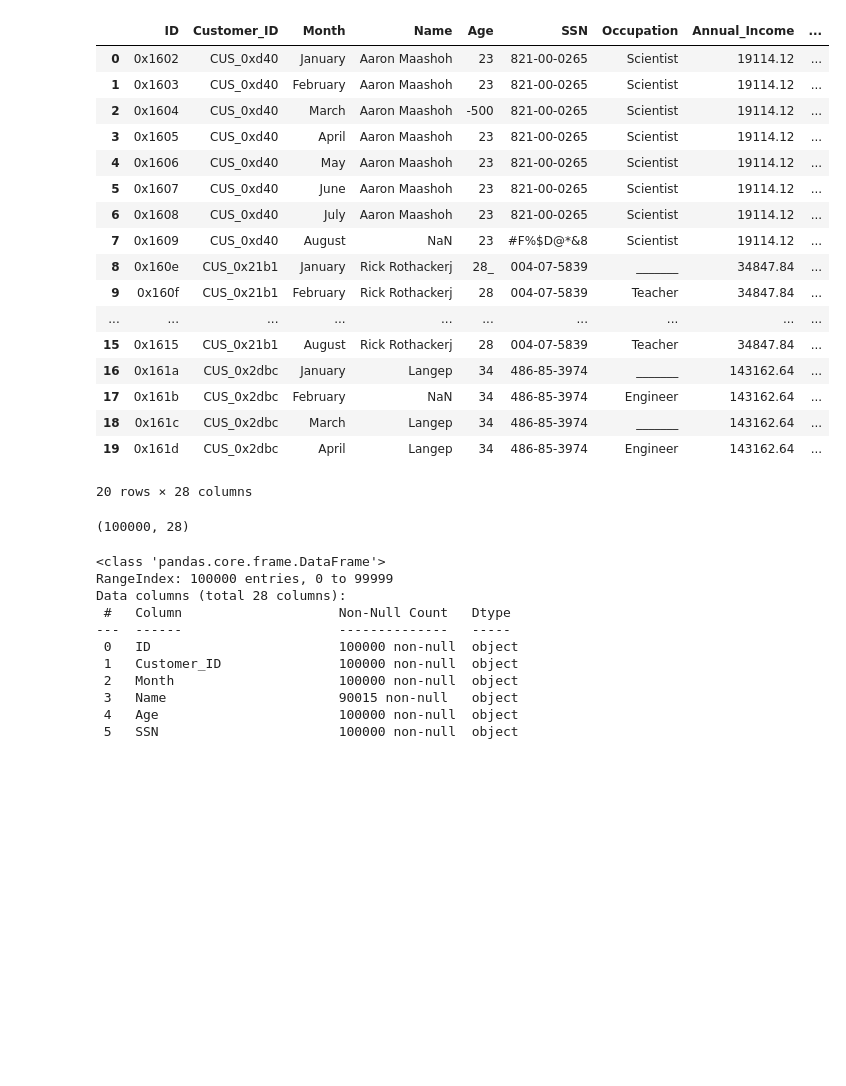
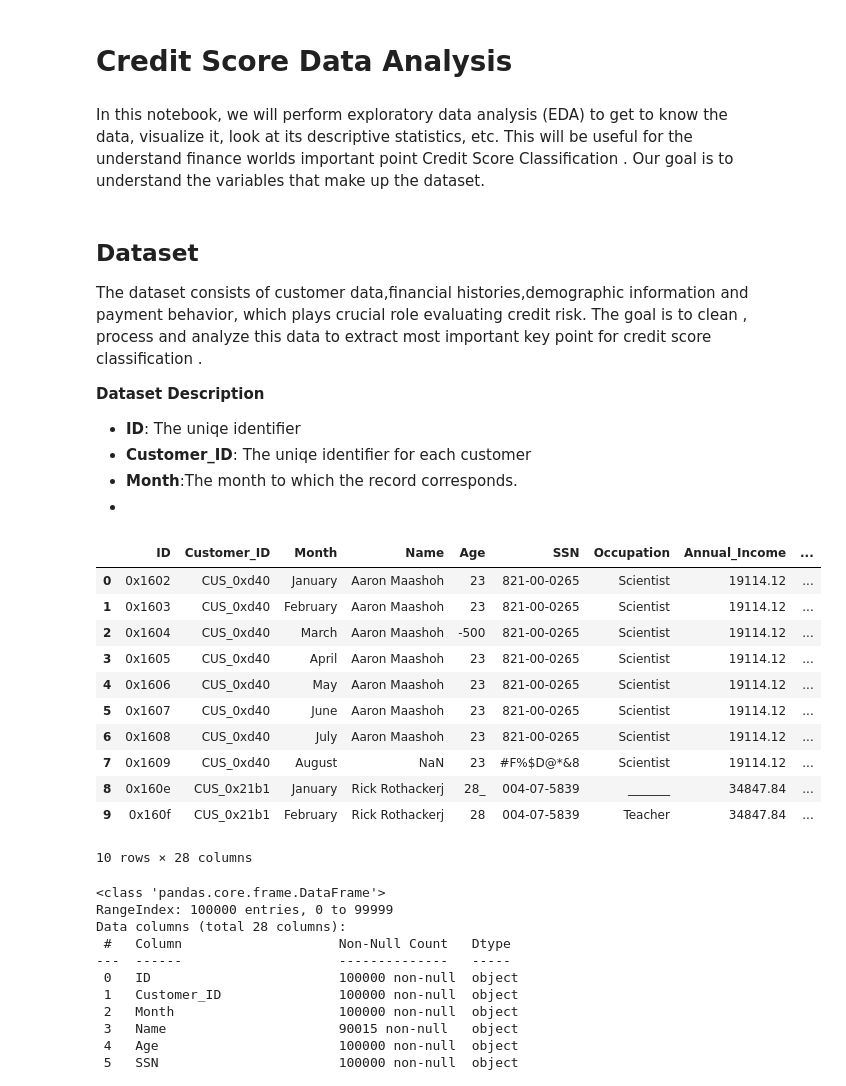
Before and after one commit to erkincak/Credit-Score-Classification, a Jupyter notebook: credit-score-classification.ipynb, the cells around one changed output. Cells and saved outputs as stored; diff of their text form; code cells hidden in the pictures; blank space fills up the shorter version.

Commit message:
Kaggle Notebook | Credit Score Classification  | Version 1

```diff
--- a/credit-score-classification.ipynb
+++ b/credit-score-classification.ipynb
@@ -1 +1,5 @@
+# %% [markdown]
+# Credit Score Data Analysis
+# %% [markdown]
+ In this notebook, we will perform exploratory data analysis (EDA) to get to know the data, visualize it, look at its descriptive statistics, etc. This will be useful for the understand finance worlds important point Credit Score Classification . Our goal is to understand the variables that make up the dataset.
 # %%
@@ -11,29 +18,28 @@ import seaborn as sns
+# %% [markdown]
+## Dataset
+The dataset consists of customer data,financial histories,demographic information and payment behavior, which plays crucial role evaluating credit risk. The goal is to clean , process and analyze this data to extract most important key point for credit score classification .
+
+**Dataset Description**
+* **ID**: The uniqe identifier
+* **Customer_ID**: The uniqe identifier for each customer
+* **Month**:The month to which the record corresponds.
+*
 # %%
 df = pd.read_csv("/kaggle/input/credit-score-classification/train.csv")
-df.head(20)
+df.head(10)
 # %% [output]
 |  | ID | Customer_ID | Month | Name | Age | SSN | Occupation | Annual_Income | ... |
 | 0 | 0x1602 | CUS_0xd40 | January | Aaron Maashoh | 23 | 821-00-0265 | Scientist | 19114.12 | ... |
 | 1 | 0x1603 | CUS_0xd40 | February | Aaron Maashoh | 23 | 821-00-0265 | Scientist | 19114.12 | ... |
 | 2 | 0x1604 | CUS_0xd40 | March | Aaron Maashoh | -500 | 821-00-0265 | Scientist | 19114.12 | ... |
 | 3 | 0x1605 | CUS_0xd40 | April | Aaron Maashoh | 23 | 821-00-0265 | Scientist | 19114.12 | ... |
 | 4 | 0x1606 | CUS_0xd40 | May | Aaron Maashoh | 23 | 821-00-0265 | Scientist | 19114.12 | ... |
 | 5 | 0x1607 | CUS_0xd40 | June | Aaron Maashoh | 23 | 821-00-0265 | Scientist | 19114.12 | ... |
 | 6 | 0x1608 | CUS_0xd40 | July | Aaron Maashoh | 23 | 821-00-0265 | Scientist | 19114.12 | ... |
 | 7 | 0x1609 | CUS_0xd40 | August | NaN | 23 | #F%$D@*&8 | Scientist | 19114.12 | ... |
 | 8 | 0x160e | CUS_0x21b1 | January | Rick Rothackerj | 28_ | 004-07-5839 | _______ | 34847.84 | ... |
 | 9 | 0x160f | CUS_0x21b1 | February | Rick Rothackerj | 28 | 004-07-5839 | Teacher | 34847.84 | ... |
-| ... | ... | ... | ... | ... | ... | ... | ... | ... | ... |
-| 15 | 0x1615 | CUS_0x21b1 | August | Rick Rothackerj | 28 | 004-07-5839 | Teacher | 34847.84 | ... |
-| 16 | 0x161a | CUS_0x2dbc | January | Langep | 34 | 486-85-3974 | _______ | 143162.64 | ... |
-| 17 | 0x161b | CUS_0x2dbc | February | NaN | 34 | 486-85-3974 | Engineer | 143162.64 | ... |
-| 18 | 0x161c | CUS_0x2dbc | March | Langep | 34 | 486-85-3974 | _______ | 143162.64 | ... |
-| 19 | 0x161d | CUS_0x2dbc | April | Langep | 34 | 486-85-3974 | Engineer | 143162.64 | ... |
-20 rows × 28 columns
+10 rows × 28 columns
-# %%
-df.shape
-# %% [output]
-(100000, 28)
 # %%
 df.info()
 # %% [output]
```
Also changed, not shown: parts of 15 cells of this notebook.
